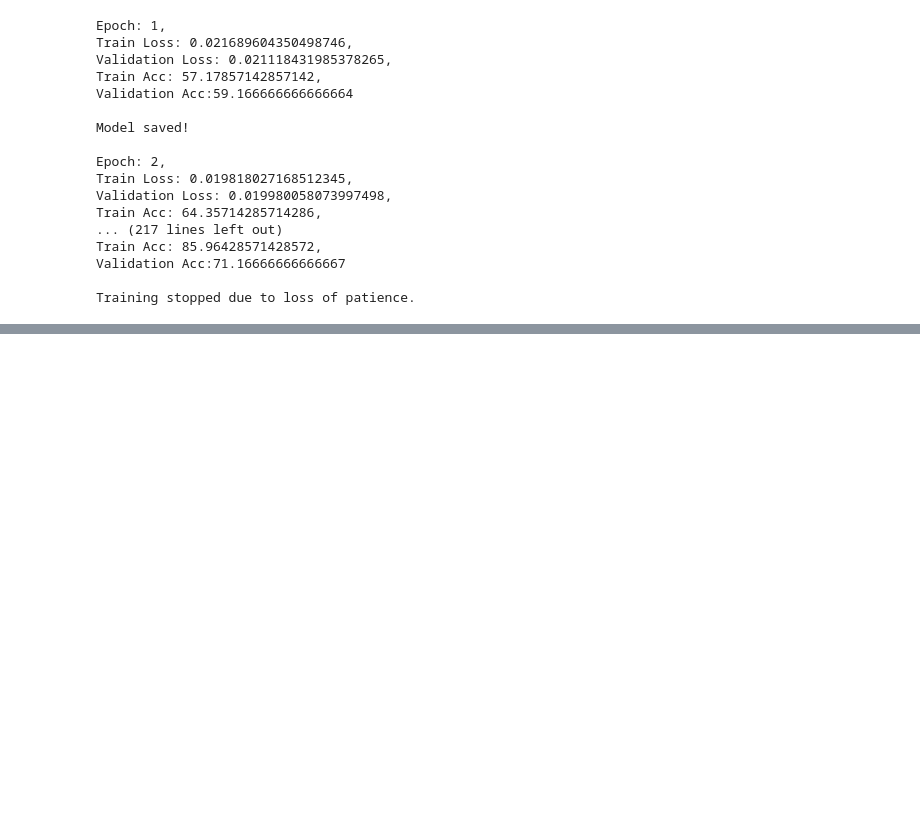
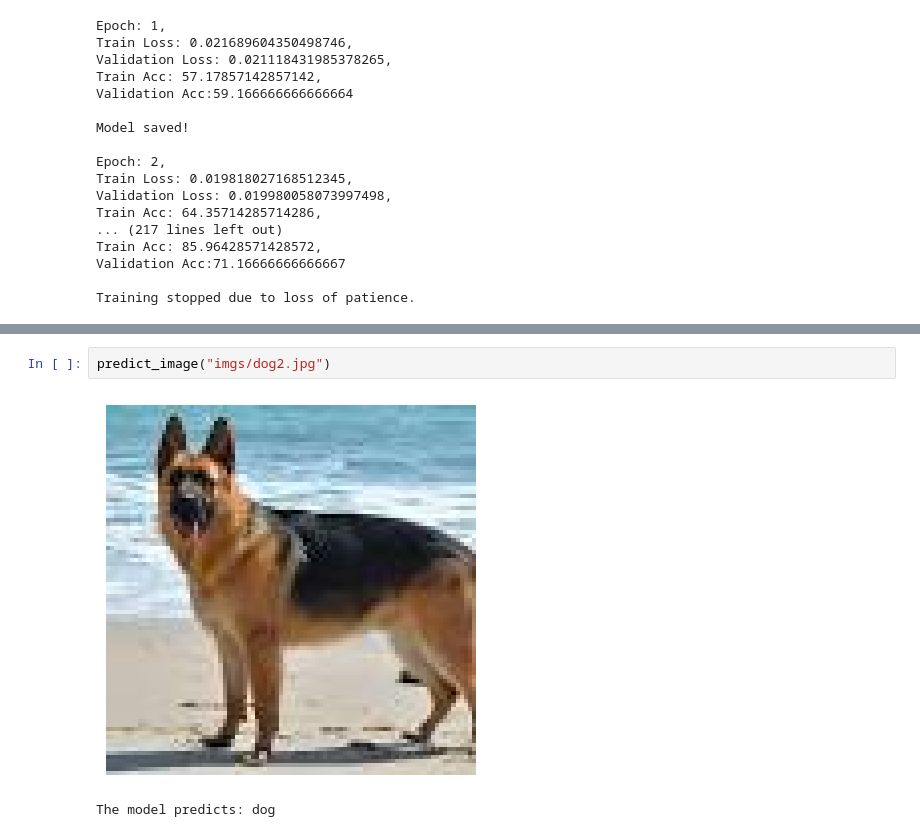
Before and after one commit to chandler20060524-droid/dog_vs_cat_image_classification, a Jupyter notebook: dogs_vs_cats.ipynb, the cells around one changed output, grey strips where cells are left out. Cells and saved outputs as stored; diff of their text form; blank space fills up the shorter version.

```diff
--- a/dogs_vs_cats.ipynb
+++ b/dogs_vs_cats.ipynb
@@ -241,0 +280,5 @@ Training stopped due to loss of patience.
+# %%
+predict_image("imgs/dog2.jpg")
+# %% [output]
+[figure, added]
+The model predicts: dog
```
Also changed, not shown: parts of 10 cells of this notebook, 7 other files.
